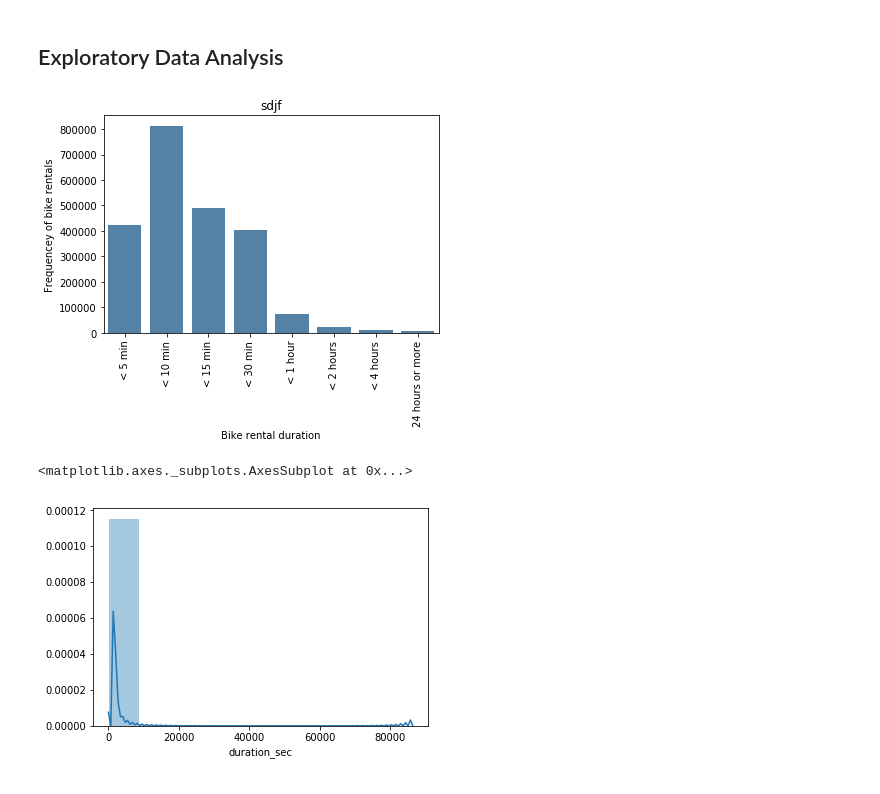
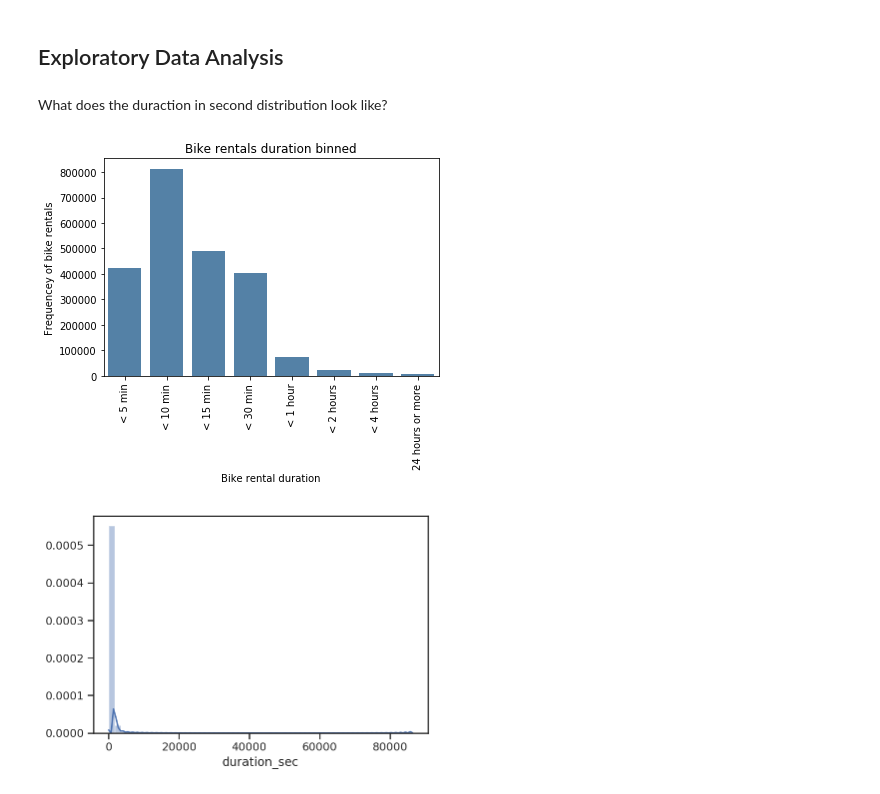
Before and after one commit to marcusholmgren/bikeshare-analysis, a Jupyter notebook: fordgobike-analysis.ipynb, the cells around one changed output. Cells and saved outputs as stored; diff of their text form; code cells hidden in the pictures.

```diff
--- a/fordgobike-analysis.ipynb
+++ b/fordgobike-analysis.ipynb
@@ -28,9 +29,12 @@ import pandas as pd
 import numpy as np
 import zipfile
 import json
+from datetime import timedelta
 import matplotlib.pyplot as plt
 import seaborn as sns
+sns.set(style="ticks", color_codes=True)
 %matplotlib inline
+%config InlineBackend.figure_format = 'retina'
 # %%
 DOWNLOADS_DIR = 'downloads'
 DATA_DIR = 'data'
@@ -254,3 +300,4 @@ Code and Test
 # %%
 bikeshare_df['start_time'] = pd.to_datetime(bikeshare_df['start_time'])
 bikeshare_df['end_time'] = pd.to_datetime(bikeshare_df['end_time'])
+bikeshare_df['duration'] = bikeshare_df['duration_sec'].apply(lambda x: timedelta(seconds=x))
@@ -278,0 +304,6 @@ min: 1878.0 - max: 2001.0
+# %%
+bikeshare_df['user_type'] = bikeshare_df['user_type'].astype('category')
+bikeshare_df['bike_share_for_all_trip'] = bikeshare_df['bike_share_for_all_trip'].astype('category')
+bikeshare_df['member_gender'].fillna('Other', inplace=True)
+bikeshare_df['member_gender'] = bikeshare_df['member_gender'].astype('category')
+bikeshare_df['member_gender'].unique()
@@ -279,19 +333,19 @@ min: 1878.0 - max: 2001.0
 # %% [markdown]
 ## Exploratory Data Analysis
+# %% [markdown]
+What does the duraction in second distribution look like?
 # %%
 bins = [0, 300, 600, 900, 1800, 3600, 7200, 14400, 86400]
 labels = ['< 5 min', '< 10 min', '< 15 min', '< 30 min', '< 1 hour', '< 2 hours', '< 4 hours', '24 hours or more']
 
 duration_quartiles = pd.cut(bikeshare_df['duration_sec'], bins=bins, labels=labels)
 binned_duration = duration_quartiles.value_counts(sort=False)
-#binned_duration.columns = ['duration', 'sum']
 ax = sns.barplot(binned_duration.index, binned_duration, color='steelblue')
-ax.set(title='sdjf', xlabel='Bike rental duration', ylabel='Frequencey of bike rentals')
+ax.set(title='Bike rentals duration binned', xlabel='Bike rental duration', ylabel='Frequencey of bike rentals')
 ax.tick_params(axis='x', labelrotation=90)
 # %% [output]
-[figure, old version]
+[figure, new version]
 # %%
-sns.distplot(bikeshare_df['duration_sec'], bins=10)
+sns.distplot(bikeshare_df['duration_sec']);
 # %% [output]
-<matplotlib.axes._subplots.AxesSubplot at 0x...>
-[figure, old version]
+[figure, new version]
```
Also changed, not shown: parts of 36 cells of this notebook.
